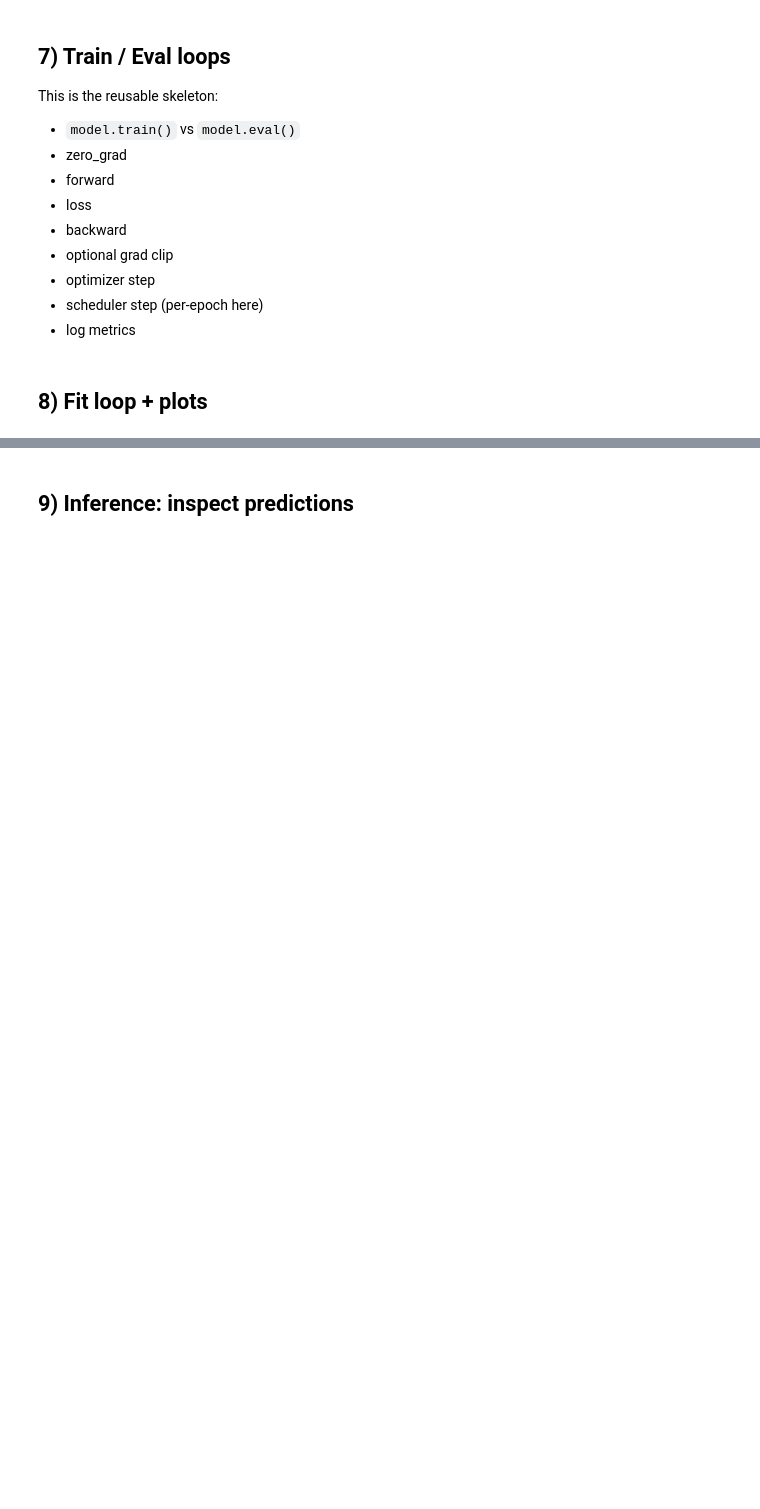
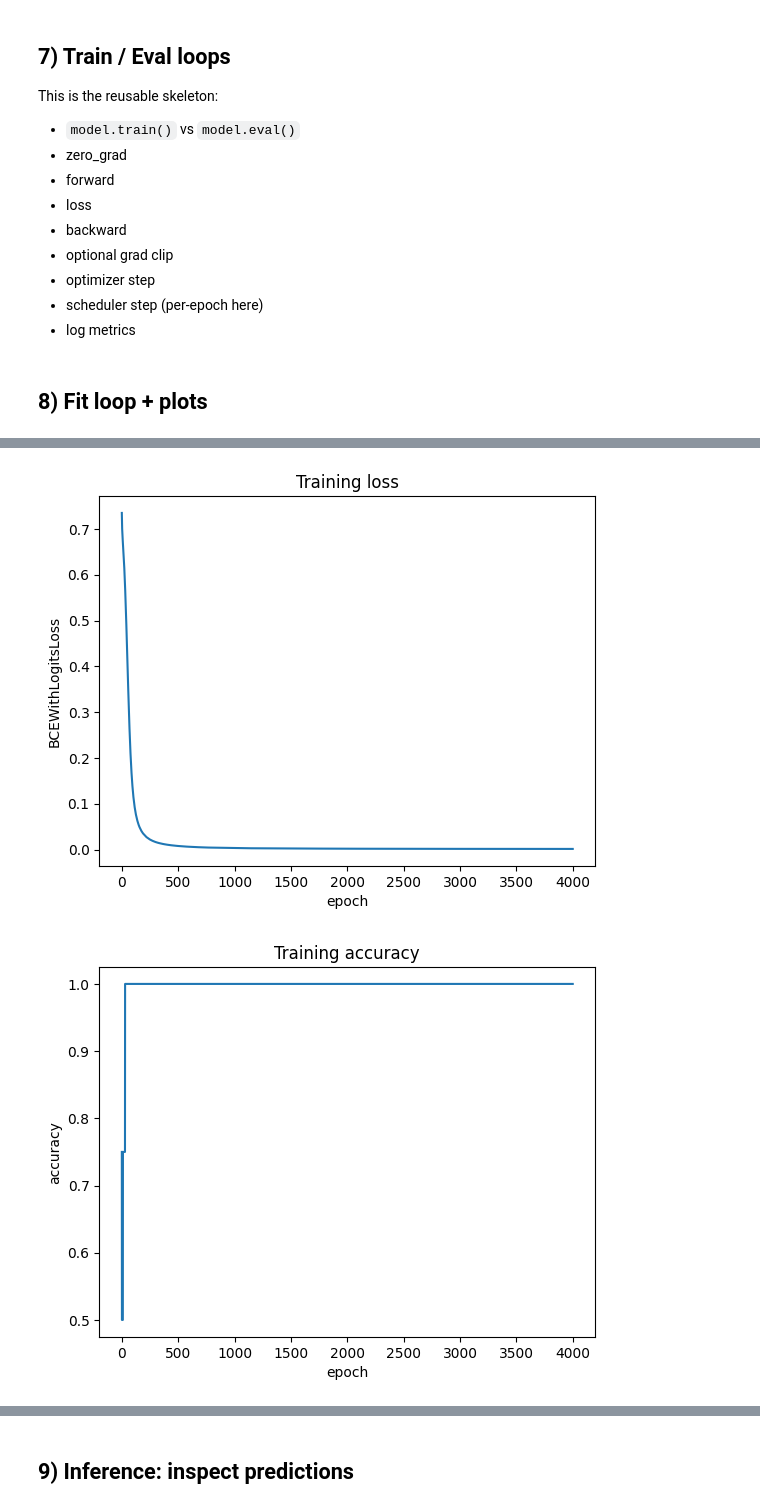
Before and after one commit to pritesh-2711/neural-network-from-zero, a Jupyter notebook: scratchpad/03_pytorch_engineering_training_pipeline.ipynb, the cells around one changed output, grey strips where cells are left out. Cells and saved outputs as stored; diff of their text form; code cells hidden in the pictures; blank space fills up the shorter version.

Commit message:
Use torch for training

```diff
--- a/scratchpad/03_pytorch_engineering_training_pipeline.ipynb
+++ b/scratchpad/03_pytorch_engineering_training_pipeline.ipynb
@@ -137,6 +160,6 @@ scheduler = optim.lr_scheduler.StepLR(optimizer, step_size=cfg.scheduler_step, g
 
 # AMP (automatic mixed precision) is only meaningful on CUDA
 use_amp = cfg.use_amp and device.type == "cuda"
-scaler = torch.cuda.amp.GradScaler(enabled=use_amp)
+scaler = torch.amp.GradScaler(enabled=use_amp)
 
 use_amp, device
@@ -176,7 +201,7 @@ def train_one_epoch(model, dl, optimizer, criterion, scaler, grad_clip_norm: flo
 
         optimizer.zero_grad(set_to_none=True)
 
-        with torch.cuda.amp.autocast(enabled=scaler.is_enabled()):
+        with torch.amp.autocast(enabled=scaler.is_enabled(), device_type=device.type):
             logits = model(xb)
             loss = criterion(logits, yb)
 
@@ -216,20 +241,21 @@ def eval_one_epoch(model, dl, criterion):
     return {"loss": total_loss / n, "acc": total_acc / n}
 # %% [markdown]
 ## 8) Fit loop + plots
+# %%
+seed_everything(cfg.seed, deterministic=True)
+
+model = MLPBinary(in_dim=2, hidden=cfg.hidden).to(device)
+model.apply(init_weights)
+
+criterion = nn.BCEWithLogitsLoss()
+optimizer = optim.SGD(model.parameters(), lr=cfg.lr, weight_decay=cfg.weight_decay)
+scheduler = optim.lr_scheduler.StepLR(optimizer, step_size=cfg.scheduler_step, gamma=cfg.scheduler_gamma)
+
+use_amp = cfg.use_amp and device.type == "cuda"
+scaler = torch.amp.GradScaler(enabled=use_amp)
+
+history = {"train_loss": [], "train_acc": [], "lr": []}
 # %%
-seed_everything(cfg.seed, deterministic=True)
-
-model = MLPBinary(in_dim=2, hidden=cfg.hidden).to(device)
-model.apply(init_weights)
-
-criterion = nn.BCEWithLogitsLoss()
-optimizer = optim.SGD(model.parameters(), lr=cfg.lr, weight_decay=cfg.weight_decay)
-scheduler = optim.lr_scheduler.StepLR(optimizer, step_size=cfg.scheduler_step, gamma=cfg.scheduler_gamma)
-
-use_amp = cfg.use_amp and device.type == "cuda"
-scaler = torch.cuda.amp.GradScaler(enabled=use_amp)
-
-history = {"train_loss": [], "train_acc": [], "lr": []}
 
 for epoch in range(1, cfg.epochs + 1):
     tr = train_one_epoch(model, dl, optimizer, criterion, scaler, grad_clip_norm=cfg.grad_clip_norm)
@@ -262,3 +288,4 @@ plt.title("Learning rate schedule")
 plt.xlabel("epoch")
 plt.ylabel("lr")
 plt.show()
+# %% [output]
@@ -264,0 +301,2 @@ plt.show()
+[figure, added]
+[figure, added]
```
Also changed, not shown: parts of 8 cells of this notebook.
